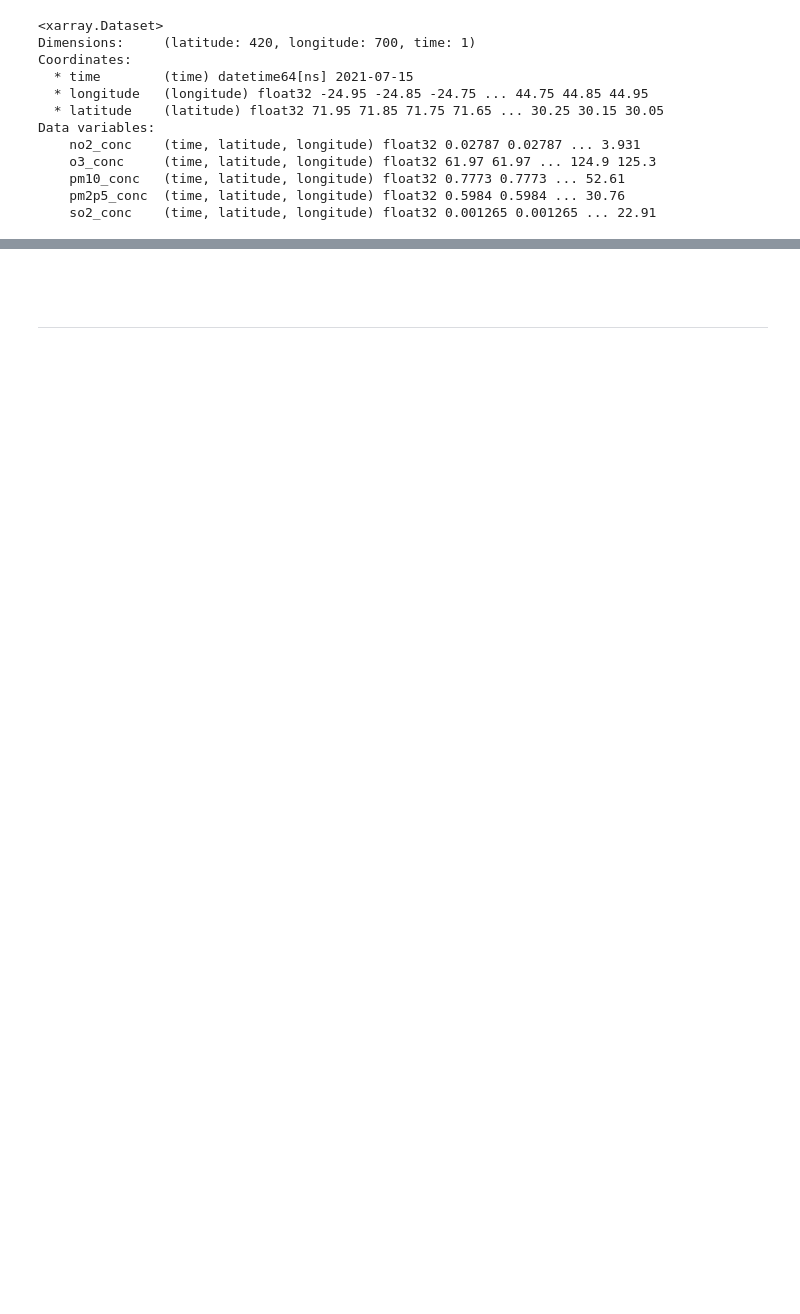
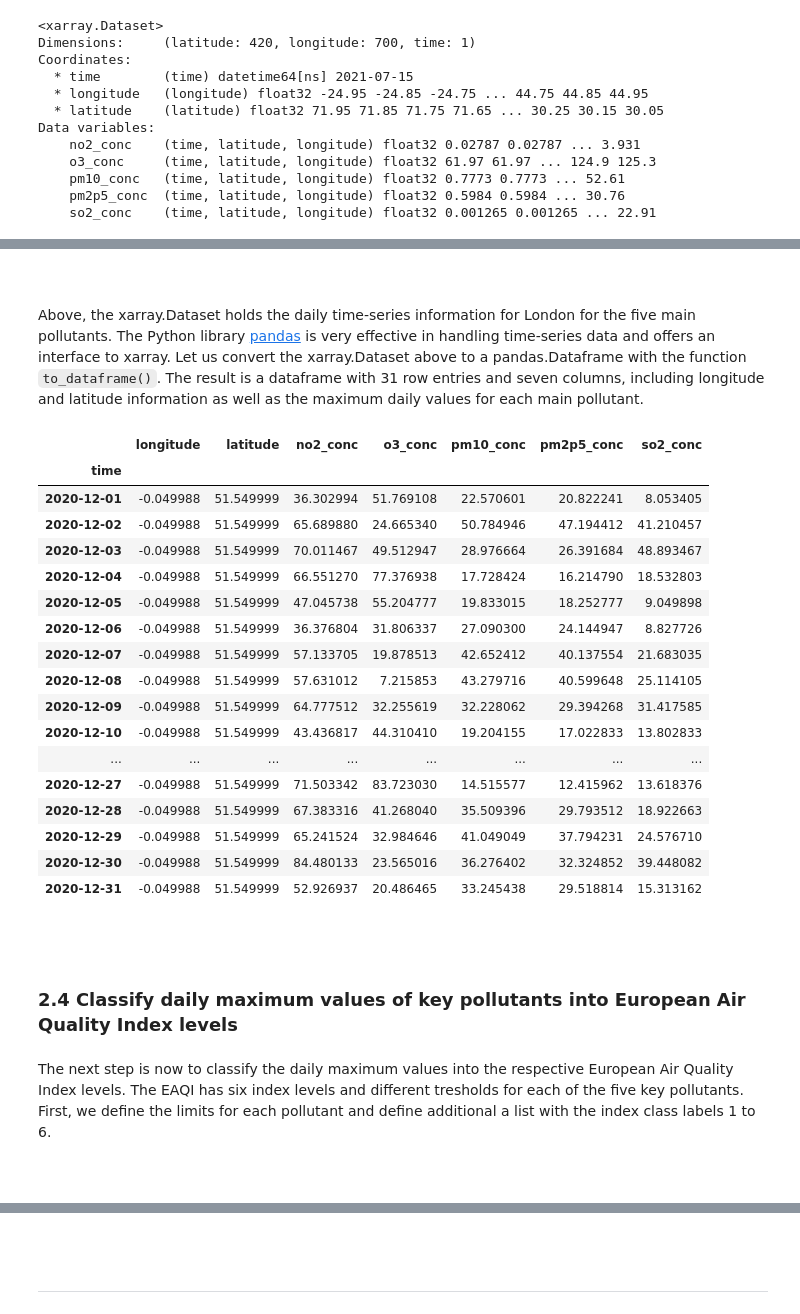
Before and after one commit to ecmwf-projects/copernicus-training, a Jupyter notebook: 215_cams_european_air_quality_index.ipynb, the cells around one changed output, grey strips where cells are left out. Drawn from its saved outputs; the diff is of its cells as text; code cells hidden in the pictures; blank space fills up the shorter version.

```diff
--- a/215_cams_european_air_quality_index.ipynb
+++ b/215_cams_european_air_quality_index.ipynb
@@ -335,0 +594,3 @@ Attributes:
+# %%
+eaqi_london_assigned = eaqi_london.assign_coords(longitude=(((eaqi_london.longitude + 180) % 360) - 180)).sortby('longitude')
+eaqi_london_assigned
@@ -335,0 +617,3 @@ Attributes:
+# %%
+eaqi_london_assigned = eaqi_london_assigned.squeeze(drop=True)
+eaqi_london_assigned
@@ -335,0 +649,6 @@ Attributes:
+# %%
+london_lat = 51.5
+london_lon = -0.1
+
+eaqi_ldn_ts = eaqi_london_assigned.sel(latitude=london_lat, longitude=london_lon, method='nearest')
+eaqi_ldn_ts
@@ -335,0 +680,3 @@ Attributes:
+# %%
+eaqi_lnd_ts_daily = eaqi_ldn_ts.resample(time='1D').max()
+eaqi_lnd_ts_daily
@@ -335,0 +696,32 @@ Attributes:
+# %% [markdown]
+<br>
+# %% [markdown]
+Above, the xarray.Dataset holds the daily time-series information for London for the five main pollutants. The Python library [pandas](https://pandas.pydata.org/) is very effective in handling time-series data and offers an interface to xarray. Let us convert the xarray.Dataset above to a pandas.Dataframe with the function `to_dataframe()`. The result is a dataframe with 31 row entries and seven columns, including longitude and latitude information as well as the maximum daily values for each main pollutant.
+# %%
+eaqi_ts_daily_df = eaqi_lnd_ts_daily.to_dataframe()
+eaqi_ts_daily_df
+# %% [output]
+|  | longitude | latitude | no2_conc | o3_conc | pm10_conc | pm2p5_conc | so2_conc |
+| time |  |  |  |  |  |  |  |
+| 2020-12-01 | -0.049988 | 51.549999 | 36.302994 | 51.769108 | 22.570601 | 20.822241 | 8.053405 |
+| 2020-12-02 | -0.049988 | 51.549999 | 65.689880 | 24.665340 | 50.784946 | 47.194412 | 41.210457 |
+| 2020-12-03 | -0.049988 | 51.549999 | 70.011467 | 49.512947 | 28.976664 | 26.391684 | 48.893467 |
+| 2020-12-04 | -0.049988 | 51.549999 | 66.551270 | 77.376938 | 17.728424 | 16.214790 | 18.532803 |
+| 2020-12-05 | -0.049988 | 51.549999 | 47.045738 | 55.204777 | 19.833015 | 18.252777 | 9.049898 |
+| 2020-12-06 | -0.049988 | 51.549999 | 36.376804 | 31.806337 | 27.090300 | 24.144947 | 8.827726 |
+| 2020-12-07 | -0.049988 | 51.549999 | 57.133705 | 19.878513 | 42.652412 | 40.137554 | 21.683035 |
+| 2020-12-08 | -0.049988 | 51.549999 | 57.631012 | 7.215853 | 43.279716 | 40.599648 | 25.114105 |
+| 2020-12-09 | -0.049988 | 51.549999 | 64.777512 | 32.255619 | 32.228062 | 29.394268 | 31.417585 |
+| 2020-12-10 | -0.049988 | 51.549999 | 43.436817 | 44.310410 | 19.204155 | 17.022833 | 13.802833 |
+| ... | ... | ... | ... | ... | ... | ... | ... |
+| 2020-12-27 | -0.049988 | 51.549999 | 71.503342 | 83.723030 | 14.515577 | 12.415962 | 13.618376 |
+| 2020-12-28 | -0.049988 | 51.549999 | 67.383316 | 41.268040 | 35.509396 | 29.793512 | 18.922663 |
+| 2020-12-29 | -0.049988 | 51.549999 | 65.241524 | 32.984646 | 41.049049 | 37.794231 | 24.576710 |
+| 2020-12-30 | -0.049988 | 51.549999 | 84.480133 | 23.565016 | 36.276402 | 32.324852 | 39.448082 |
+| 2020-12-31 | -0.049988 | 51.549999 | 52.926937 | 20.486465 | 33.245438 | 29.518814 | 15.313162 |
+# %% [markdown]
+<br>
+# %% [markdown]
+### <a id='classify_ts'></a> 2.4 Classify daily maximum values of key pollutants into European Air Quality Index levels
+# %% [markdown]
+The next step is now to classify the daily maximum values into the respective European Air Quality Index levels. The EAQI has six index levels and different tresholds for each of the five key pollutants. First, we define the limits for each pollutant and define additional a list with the index class labels 1 to 6.
@@ -335,0 +736,2 @@ Attributes:
+# %% [markdown]
+<br>
```
Also changed, not shown: parts of 136 cells of this notebook, 1 other file.
